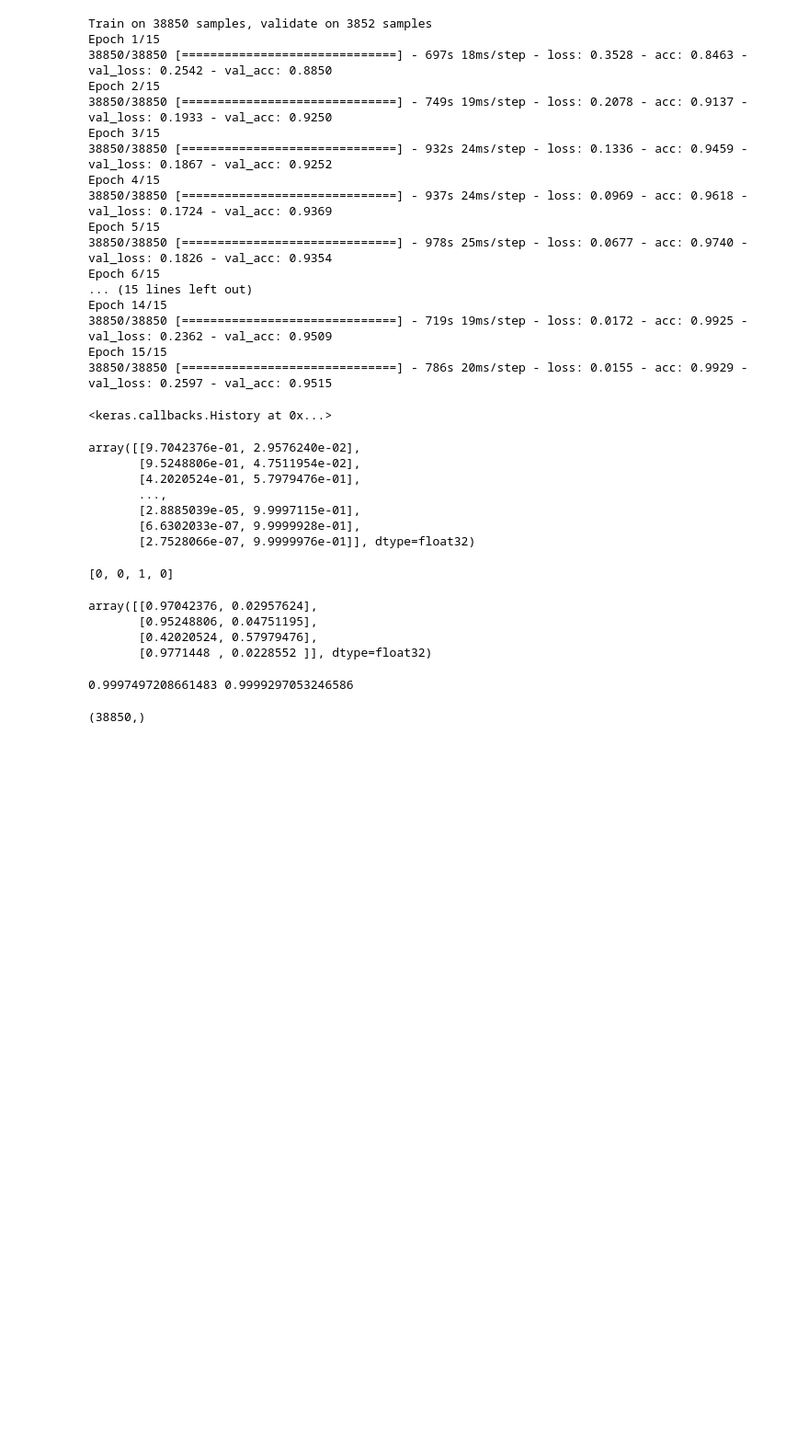
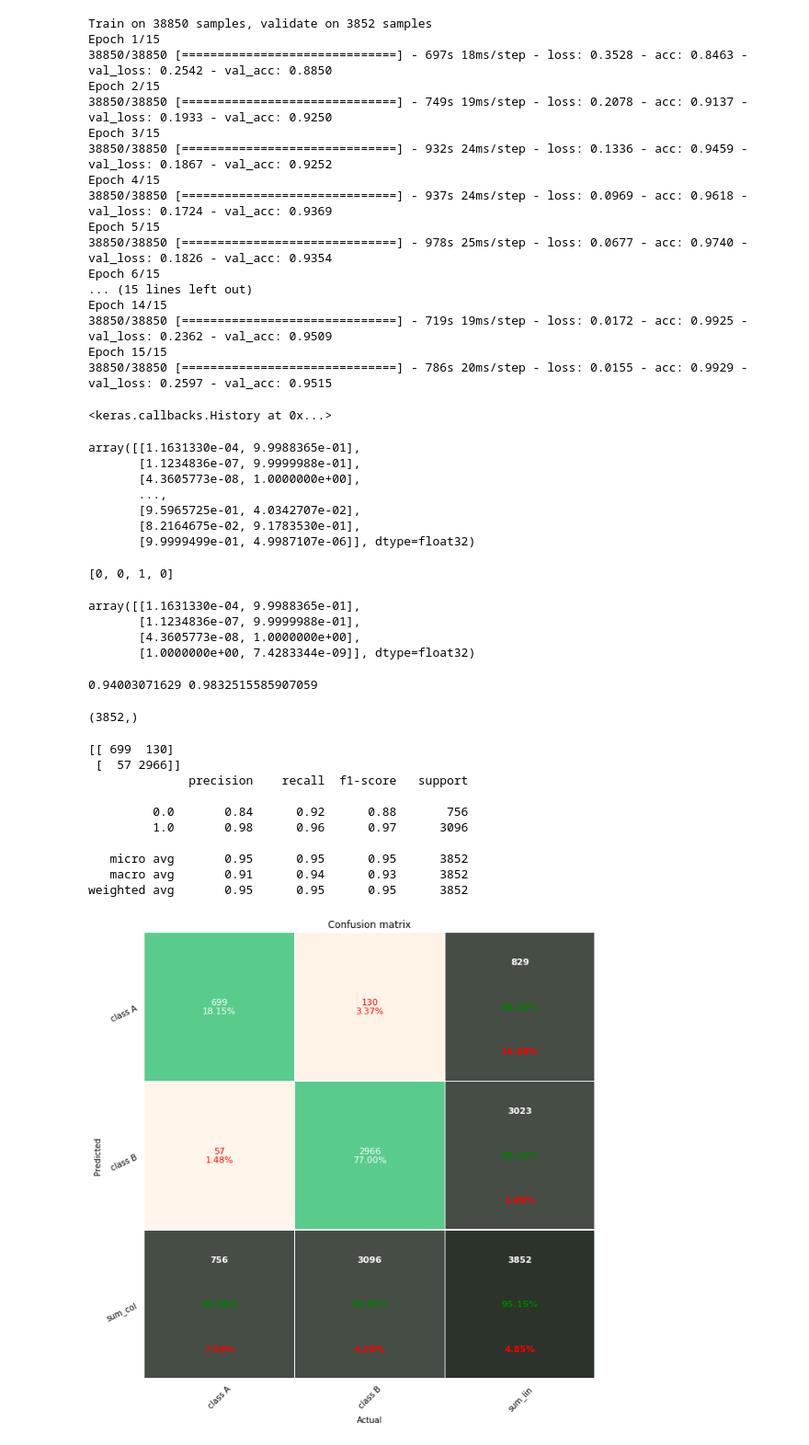
Before and after one commit to aminkhod/DDI-Project, a Jupyter notebook: Predicting and understanding comprehensive drug-drug/CNN on triple DDI.ipynb, the cells around one changed output. Shown at 92% size. Drawn from its saved outputs; the diff is of its cells as text; code cells hidden in the pictures; blank space fills up the shorter version.

```diff
--- a/Predicting and understanding comprehensive drug-drug/CNN on triple DDI.ipynb
+++ b/Predicting and understanding comprehensive drug-drug/CNN on triple DDI.ipynb
@@ -156,42 +156,42 @@ Epoch 15/15
 model.save_weights('cnn.h5')
 # %%
 #predict first 4 images in the test set
-predit = model.predict(X_train)
+predit = model.predict(X_test)
 predit
 # %% [output]
-array([[9.7042376e-01, 2.9576240e-02],
-       [9.5248806e-01, 4.7511954e-02],
-       [4.2020524e-01, 5.7979476e-01],
+array([[1.1631330e-04, 9.9988365e-01],
+       [1.1234836e-07, 9.9999988e-01],
+       [4.3605773e-08, 1.0000000e+00],
        ...,
-       [2.8885039e-05, 9.9997115e-01],
-       [6.6302033e-07, 9.9999928e-01],
-       [2.7528066e-07, 9.9999976e-01]], dtype=float32)
+       [9.5965725e-01, 4.0342707e-02],
+       [8.2164675e-02, 9.1783530e-01],
+       [9.9999499e-01, 4.9987107e-06]], dtype=float32)
 # %%
 #actual results for first 4 images in test set
 print(predicts[:4])
 predit[:4]
 # %% [output]
 [0, 0, 1, 0]
-array([[0.97042376, 0.02957624],
-       [0.95248806, 0.04751195],
-       [0.42020524, 0.57979476],
-       [0.9771448 , 0.0228552 ]], dtype=float32)
+array([[1.1631330e-04, 9.9988365e-01],
+       [1.1234836e-07, 9.9999988e-01],
+       [4.3605773e-08, 1.0000000e+00],
+       [1.0000000e+00, 7.4283344e-09]], dtype=float32)
 # %%
 #from sklearn.metrics import precision_recall_curve, roc_curve
 from sklearn.metrics import auc, precision_recall_curve, roc_curve
-prec, rec, thr = precision_recall_curve(y_train[:,0], predit[:,0])
+prec, rec, thr = precision_recall_curve(y_test[:,0], predit[:,0])
 aupr_val = auc(rec, prec)
-fpr, tpr, thr = roc_curve(y_train[:,0], predit[:,0])
+fpr, tpr, thr = roc_curve(y_test[:,0], predit[:,0])
 auc_val = auc(fpr, tpr)
 print(aupr_val,auc_val)
 # %% [output]
-0.9997497208661483 0.9999297053246586
+0.94003071629 0.9832515585907059
 # %%
 # predit
 # %%
 predit[:,0].shape
 # %% [output]
-(38850,)
+(3852,)
 # %%
 predicts = []
 for a,b in predit:
@@ -201,16 +201,28 @@ for a,b in predit:
         predicts.append(1)
 # %%
 
-cm = metrics.confusion_matrix(list(predicts), list((dataTrain.values[:,2]+1)/2))
+cm = metrics.confusion_matrix(list(predicts), list((dataTest.values[:,2]+1)/2))
 print(cm)
 
-CR = classification_report(list((dataTrain.values[:,2]+1)/2),list(predicts))
+CR = classification_report(list((dataTest.values[:,2]+1)/2),list(predicts))
 print(CR)
 # i=0
 # for j in list(data.values[9500:,2]+1):
 #     if j==1:
 #         i +=1
 # print(i)
 
 # plt.show()
-plot_confusion_matrix_from_data(list((dataTrain.values[:,2]+1)/2), list(predicts))
+plot_confusion_matrix_from_data(list((dataTest.values[:,2]+1)/2), list(predicts))
+# %% [output]
+[[ 699  130]
+ [  57 2966]]
+              precision    recall  f1-score   support
+
+         0.0       0.84      0.92      0.88       756
+         1.0       0.98      0.96      0.97      3096
+
+   micro avg       0.95      0.95      0.95      3852
+   macro avg       0.91      0.94      0.93      3852
+weighted avg       0.95      0.95      0.95      3852
+[figure, added]
```
